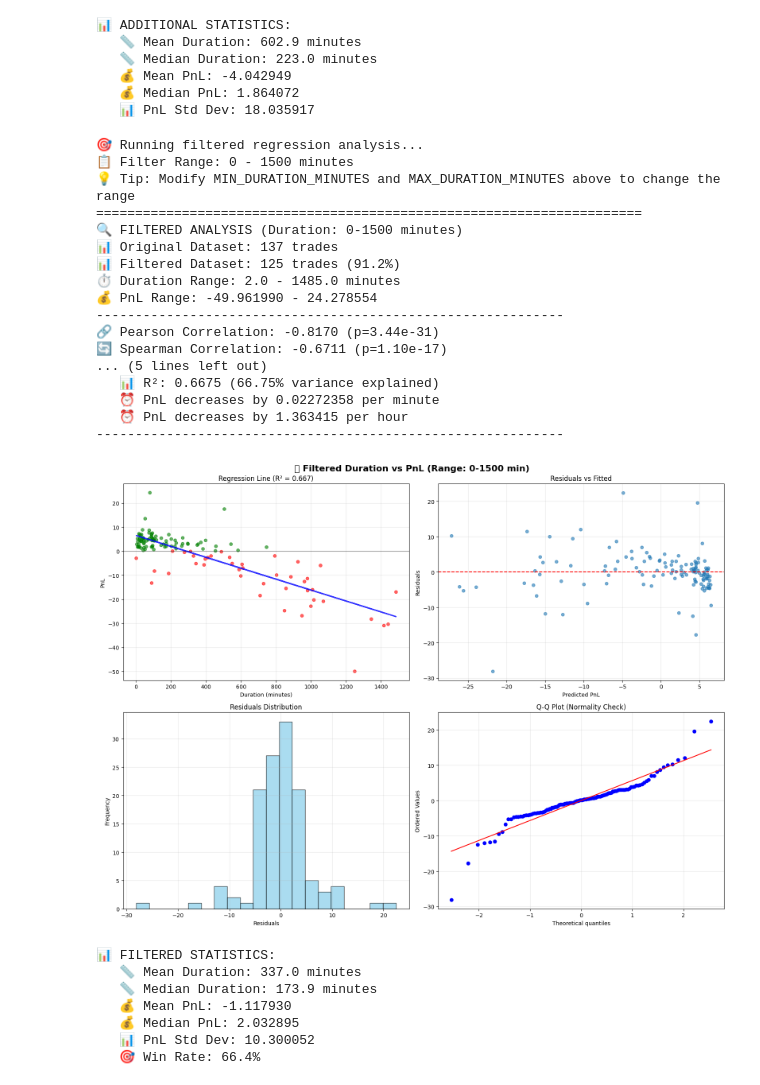
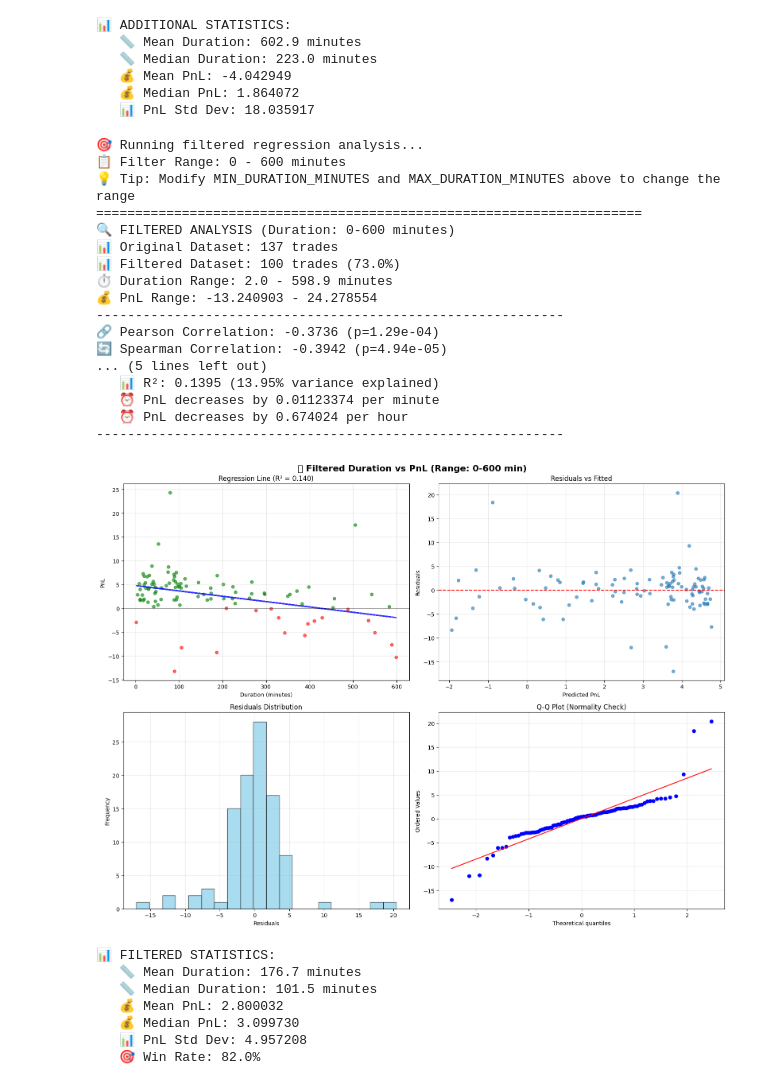
Before and after one commit to edoardoCame/bollingerBands, a Jupyter notebook: notebooks/tick_backtest.ipynb, the cells around one changed output. Saved outputs shown, nothing was run; the diff lists cells and outputs as text; code cells hidden in the pictures.

```diff
--- a/notebooks/tick_backtest.ipynb
+++ b/notebooks/tick_backtest.ipynb
@@ -666,7 +666,7 @@ else:
 
 # 📋 Configure your duration range here (in minutes)
 MIN_DURATION_MINUTES = 0      # Minimum duration to include
-MAX_DURATION_MINUTES = 1500   # Maximum duration to include (set to exclude outliers)
+MAX_DURATION_MINUTES = 600   # Maximum duration to include (set to exclude outliers)
 
 def analyze_duration_pnl_filtered(trades_df, min_duration=MIN_DURATION_MINUTES, max_duration=MAX_DURATION_MINUTES):
     """Perform regression analysis with custom duration filtering"""
@@ -771,48 +771,48 @@ def analyze_duration_pnl_filtered(trades_df, min_duration=MIN_DURATION_MINUTES,
     print(f"   🎯 Win Rate: {(filtered_trades['pnl'] > 0).mean():.1%}")
 
     return {
         'correlation': correlation,
         'p_value': p_value,
         'slope': slope,
         'intercept': intercept,
         'r2': r2,
         'n_trades': len(filtered_trades),
         'filter_range': (min_duration, max_duration)
     }
 
 # Execute filtered analysis
 if 'trades_df_fast' in globals() and trades_df_fast is not None:
     print("🎯 Running filtered regression analysis...")
     print(f"📋 Filter Range: {MIN_DURATION_MINUTES} - {MAX_DURATION_MINUTES} minutes")
     print("💡 Tip: Modify MIN_DURATION_MINUTES and MAX_DURATION_MINUTES above to change the range")
     print("=" * 70)
 
     filtered_results = analyze_duration_pnl_filtered(trades_df_fast, MIN_DURATION_MINUTES, MAX_DURATION_MINUTES)
 else:
     print("❌ No trades data available. Please run the backtest first.")
 # %% [output]
 🎯 Running filtered regression analysis...
-📋 Filter Range: 0 - 1500 minutes
+📋 Filter Range: 0 - 600 minutes
 💡 Tip: Modify MIN_DURATION_MINUTES and MAX_DURATION_MINUTES above to change the range
 ======================================================================
-🔍 FILTERED ANALYSIS (Duration: 0-1500 minutes)
+🔍 FILTERED ANALYSIS (Duration: 0-600 minutes)
 📊 Original Dataset: 137 trades
-📊 Filtered Dataset: 125 trades (91.2%)
-⏱️ Duration Range: 2.0 - 1485.0 minutes
-💰 PnL Range: -49.961990 - 24.278554
+📊 Filtered Dataset: 100 trades (73.0%)
+⏱️ Duration Range: 2.0 - 598.9 minutes
+💰 PnL Range: -13.240903 - 24.278554
 ------------------------------------------------------------
-🔗 Pearson Correlation: -0.8170 (p=3.44e-31)
-🔄 Spearman Correlation: -0.6711 (p=1.10e-17)
+🔗 Pearson Correlation: -0.3736 (p=1.29e-04)
+🔄 Spearman Correlation: -0.3942 (p=4.94e-05)
 ... (5 lines left out)
-   📊 R²: 0.6675 (66.75% variance explained)
-   ⏰ PnL decreases by 0.02272358 per minute
-   ⏰ PnL decreases by 1.363415 per hour
+   📊 R²: 0.1395 (13.95% variance explained)
+   ⏰ PnL decreases by 0.01123374 per minute
+   ⏰ PnL decreases by 0.674024 per hour
 ------------------------------------------------------------
-[figure, old version]
+[figure, new version]
 📊 FILTERED STATISTICS:
-   📏 Mean Duration: 337.0 minutes
-   📏 Median Duration: 173.9 minutes
-   💰 Mean PnL: -1.117930
-   💰 Median PnL: 2.032895
-   📊 PnL Std Dev: 10.300052
-   🎯 Win Rate: 66.4%
+   📏 Mean Duration: 176.7 minutes
+   📏 Median Duration: 101.5 minutes
+   💰 Mean PnL: 2.800032
+   💰 Median PnL: 3.099730
+   📊 PnL Std Dev: 4.957208
+   🎯 Win Rate: 82.0%
```
